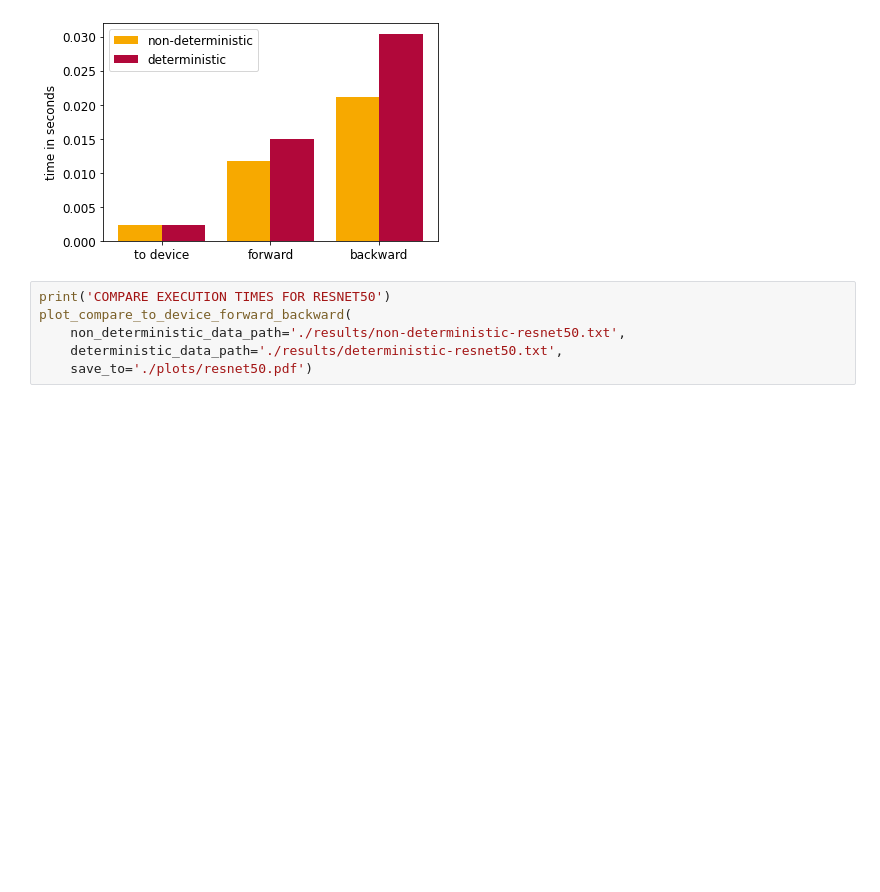
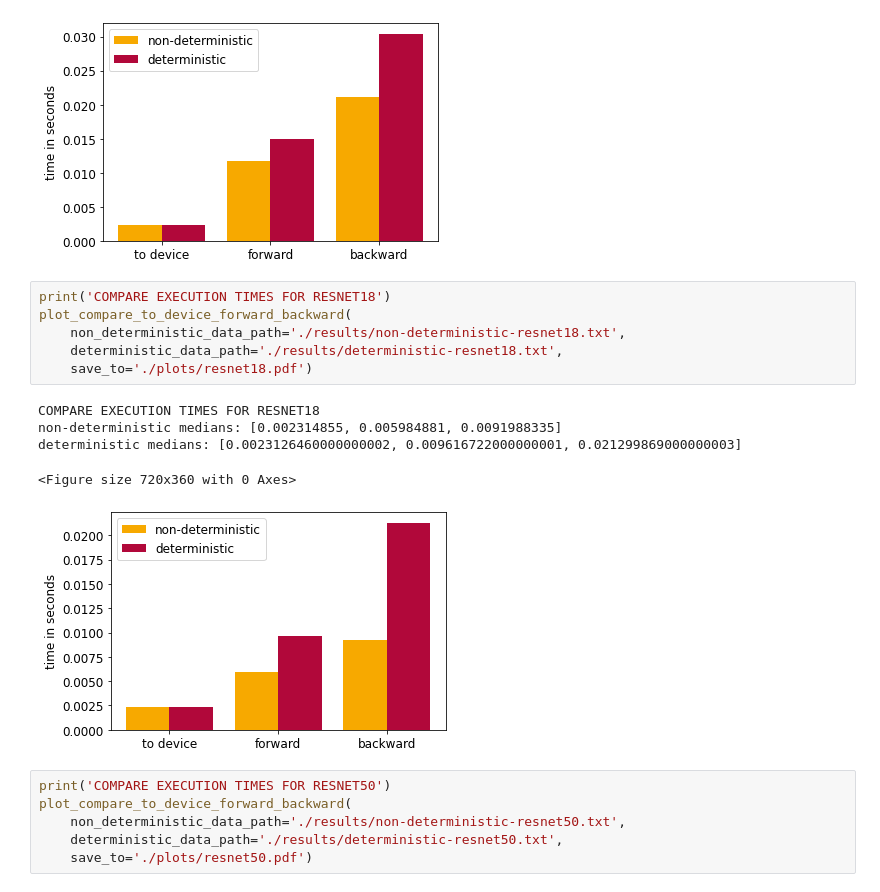
Before and after one commit to slin96/master-thesis, a Jupyter notebook: experiments/deterministic-runtime/plots.ipynb, the cells around one changed output. Drawn from its saved outputs; the diff is of its cells as text; blank space fills up the shorter version.

```diff
--- a/experiments/deterministic-runtime/plots.ipynb
+++ b/experiments/deterministic-runtime/plots.ipynb
@@ -41,6 +41,18 @@ non-deterministic medians: [0.002261889, 0.011689238000000001, 0.021085134000000
 deterministic medians: [0.0022556475, 0.014950329000000002, 0.030422775000000003]
 <Figure size 720x360 with 0 Axes>
 [figure]
+# %%
+print('COMPARE EXECUTION TIMES FOR RESNET18')
+plot_compare_to_device_forward_backward(
+    non_deterministic_data_path='./results/non-deterministic-resnet18.txt',
+    deterministic_data_path='./results/deterministic-resnet18.txt',
+    save_to='./plots/resnet18.pdf')
+# %% [output]
+COMPARE EXECUTION TIMES FOR RESNET18
+non-deterministic medians: [0.002314855, 0.005984881, 0.0091988335]
+deterministic medians: [0.0023126460000000002, 0.009616722000000001, 0.021299869000000003]
+<Figure size 720x360 with 0 Axes>
+[figure, added]
 # %%
 print('COMPARE EXECUTION TIMES FOR RESNET50')
 plot_compare_to_device_forward_backward(
```
Also changed, not shown: parts of 1 cell of this notebook, 10 other files.
